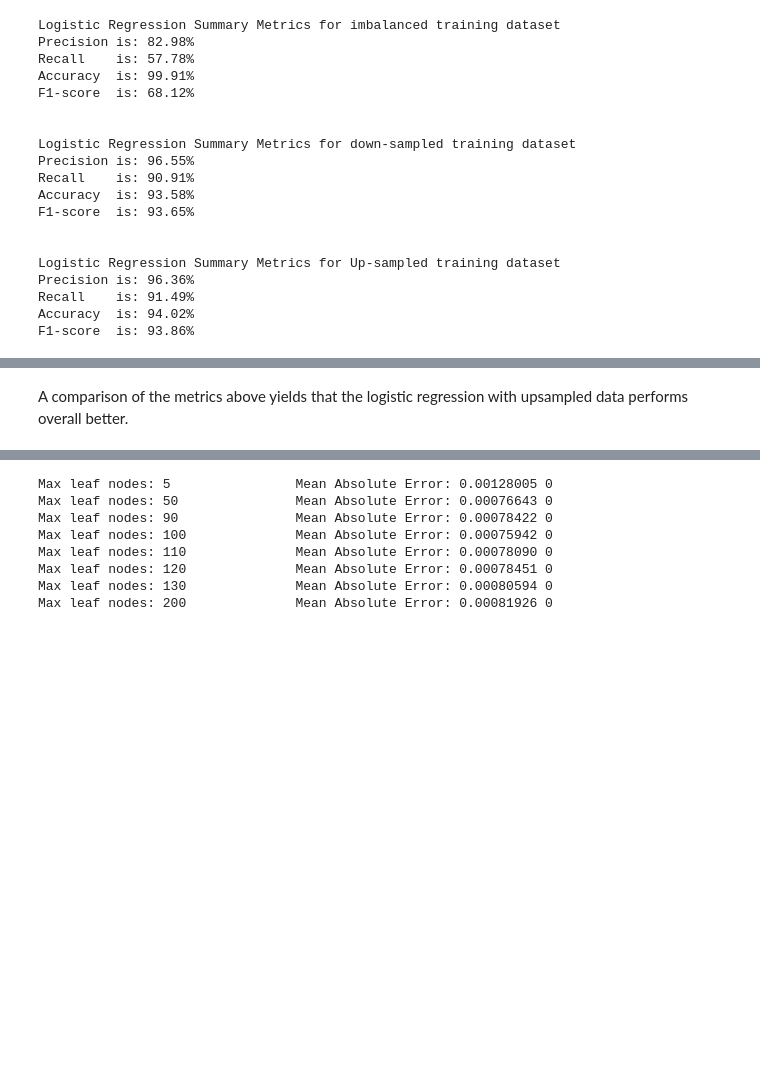
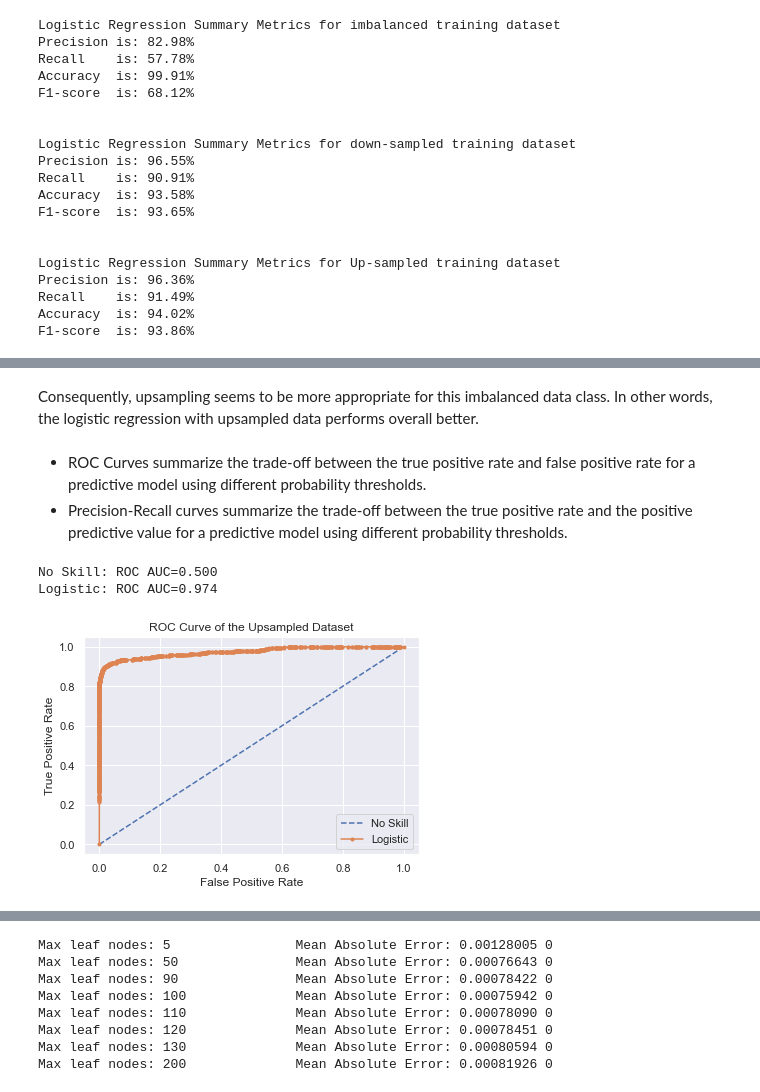
Before and after one commit to Sedozan/Analytics, a Jupyter notebook: Credit Card Fraud Detection.ipynb, the cells around one changed output, grey strips where cells are left out. Drawn from its saved outputs; the diff is of its cells as text; code cells hidden in the pictures; blank space fills up the shorter version.

```diff
--- a/Credit Card Fraud Detection.ipynb
+++ b/Credit Card Fraud Detection.ipynb
@@ -530,4 +531,56 @@ MCC imbalanced: 69.20%
 MCC Downsampled: 87.33%
 MCC Upsampled: 88.16%
-# %% [markdown]
-A comparison of the metrics above yields that the logistic regression with upsampled data performs overall better.
+# %% [markdown]
+Consequently, upsampling seems to be more appropriate for this imbalanced data class. In other words, the logistic regression with upsampled data performs overall better.
+# %% [markdown]
+- ROC Curves summarize the trade-off between the true positive rate and false positive rate for a predictive model using different probability thresholds.
+- Precision-Recall curves summarize the trade-off between the true positive rate and the positive predictive value for a predictive model using different probability thresholds.
+# %%
+# ROC on upsampled dataset
+train_X_roc, val_X_roc, train_y_roc, val_y_roc = train_test_split(X_up, y_up, test_size=0.50, random_state = 2)
+
+# Generate a no skill prediction (majority class)
+ns_probs = [0 for _ in range(len(val_y_roc))]
+
+# Fit a model
+model_roc = LogisticRegression(solver='lbfgs')
+model_roc.fit(train_X_roc, train_y_roc.values.ravel())
+
+# Predict probabilities
+lr_probs = model_roc.predict_proba(val_X_roc)
+
+# Keep probabilities for the positive outcome only
+lr_probs = lr_probs[:, 1]
+
+# Calculate scores
+ns_auc = roc_auc_score(val_y_roc, ns_probs)
+lr_auc = roc_auc_score(val_y_roc, lr_probs)
+
+# Summarize scores
+print('No Skill: ROC AUC=%.3f' % (ns_auc))
+print('Logistic: ROC AUC=%.3f' % (lr_auc))
+
+# Calculate roc curves
+ns_fpr, ns_tpr, _ = roc_curve(val_y_roc, ns_probs)
+lr_fpr, lr_tpr, _ = roc_curve(val_y_roc, lr_probs)
+# %% [output]
+No Skill: ROC AUC=0.500
+Logistic: ROC AUC=0.974
+# %%
+# ROC AUC for the logistic regression model and the no skill classifier that only predicts 0 for all examples
+# Plot the roc curve for the model
+pyplot.plot(ns_fpr, ns_tpr, linestyle='--', label='No Skill')
+pyplot.plot(lr_fpr, lr_tpr, marker='.', label='Logistic')
+
+# Axis labels
+plt.title("ROC Curve of the Upsampled Dataset")
+pyplot.xlabel('False Positive Rate')
+pyplot.ylabel('True Positive Rate')
+
+# Show the legend
+pyplot.legend()
+
+# Show the plot
+pyplot.show()
+# %% [output]
+[figure, added]
```
Also changed, not shown: parts of 25 cells of this notebook.
